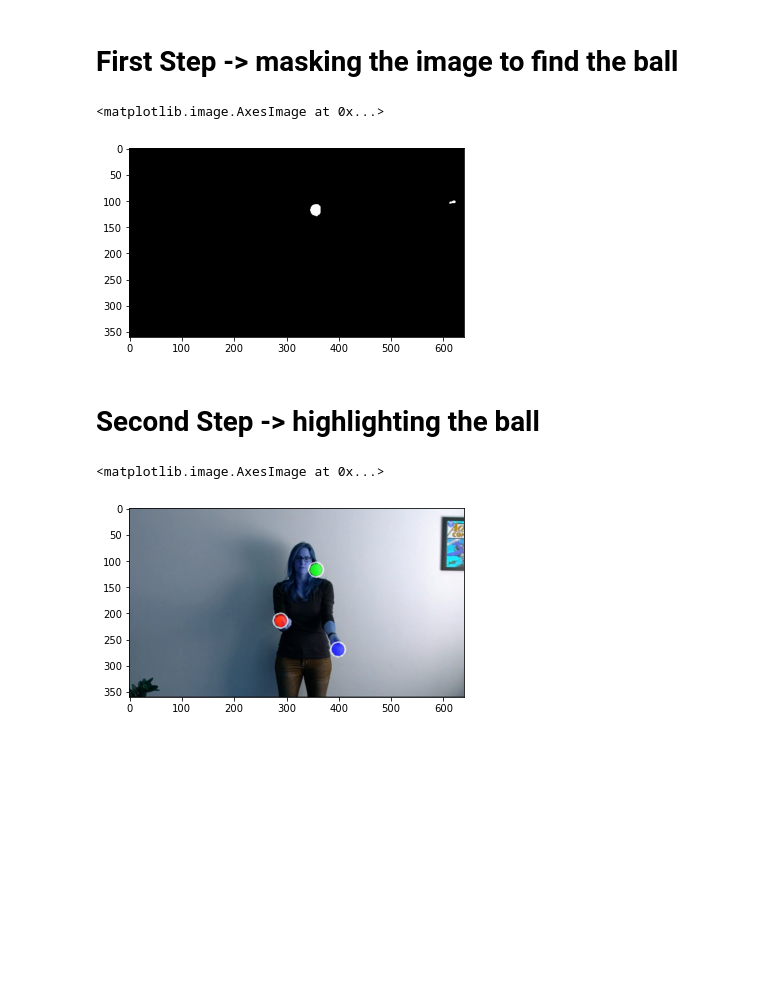
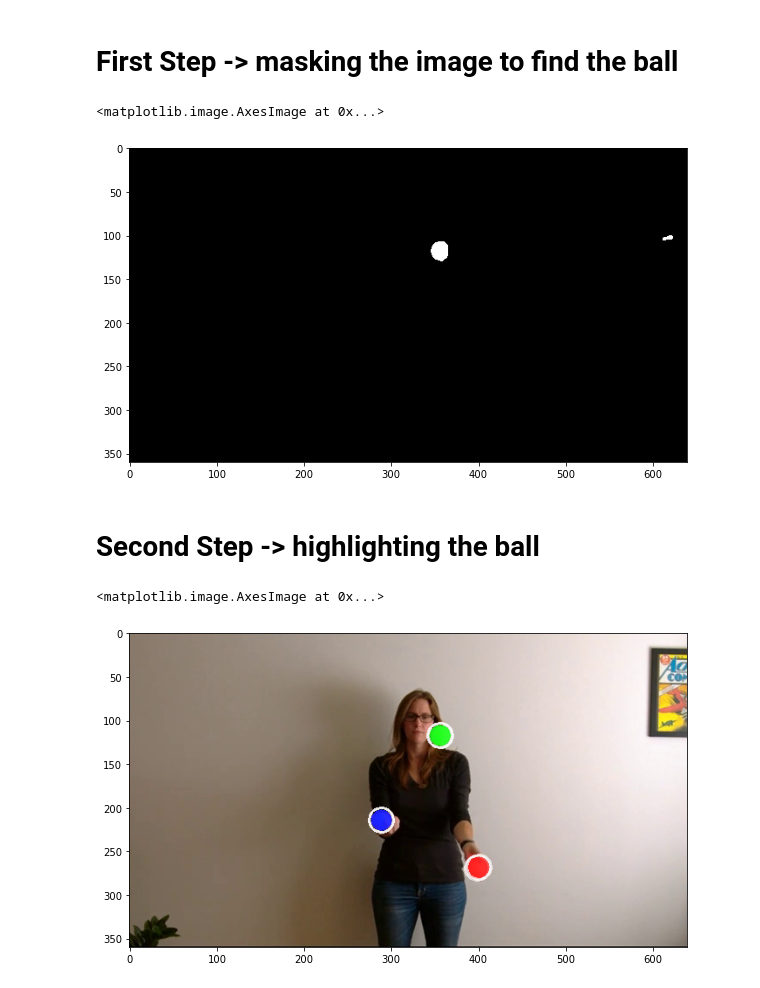
Before and after one commit to elimlk/CVfinalProject, a Jupyter notebook: CVFinalProject.ipynb, the cells around one changed output. Drawn from its saved outputs; the diff is of its cells as text; code cells hidden in the pictures; blank space fills up the shorter version.

```diff
--- a/CVFinalProject.ipynb
+++ b/CVFinalProject.ipynb
@@ -36,20 +34,6 @@ def createMask(frame):
     redMask = cv2.erode(redMask, None, iterations=2)
     redMask = cv2.dilate(redMask, None, iterations=15)
 
-    if (printDemoFlag):
-        plt.figure(figsize=[24,6])
-
-        plt.subplot(1,3,1)
-        plt.title("GREEN ball mask")
-        plt.imshow(greenMask,cmap='gray')
-        plt.subplot(1,3,2)
-        plt.title("BLUE ball mask")
-        plt.imshow(blueMask,cmap='gray')
-
-        plt.subplot(1,3,3)
-        plt.title("RED ball mask")
-        plt.imshow(redMask,cmap='gray')
-
 
     return greenMask,blueMask,redMask
 # %% [markdown]
@@ -205,18 +190,9 @@ while True:
     ret, frame = cap.read() # read next frame
 
     if ret==True:
-        prevFrame = frame.copy()
-
         count+=1;
-
-        if (count == 400):
-            printDemoFlag = True;
-        else:
-            printDemoFlag = False;
-
-
         frame = cv2.resize(frame,(640,360))
-        frameDemo = frame.copy()
+        demoFrame = frame.copy()
 
         frame,centerGreen,centerBlue,centerRed = findBalls(frame)
 
@@ -291,19 +265,25 @@ plt.plot(vpsRed,color='RED')
 # %% [markdown]
 # First Step -> masking the image to find the ball
 # %%
-frame = prevFrame
+frame = demoFrame.copy()
 
 greenMask,blueMask,redMask = createMask(frame)
 
+plt.figure(figsize=(10,10))
 plt.imshow(greenMask,cmap='gray')
 # %% [output]
 <matplotlib.image.AxesImage at 0x...>
-[figure, old version]
+[figure, new version]
 # %% [markdown]
 # Second Step -> highlighting the ball
-# %%
-frameDemo, centerGreen,centerBlue,centerRed = findBalls(frameDemo)
-plt.imshow(frameDemo)
-# %% [output]
-<matplotlib.image.AxesImage at 0x...>
-[figure, removed]
+# %%
+frame, centerGreen,centerBlue,centerRed = findBalls(frame)
+
+frameBalls = cv2.cvtColor(frame, cv2.COLOR_RGB2BGR)
+
+
+plt.figure(figsize=(10,10))
+plt.imshow(frameBalls)
+# %% [output]
+<matplotlib.image.AxesImage at 0x...>
+[figure, added]
```
Also changed, not shown: parts of 7 cells of this notebook.
